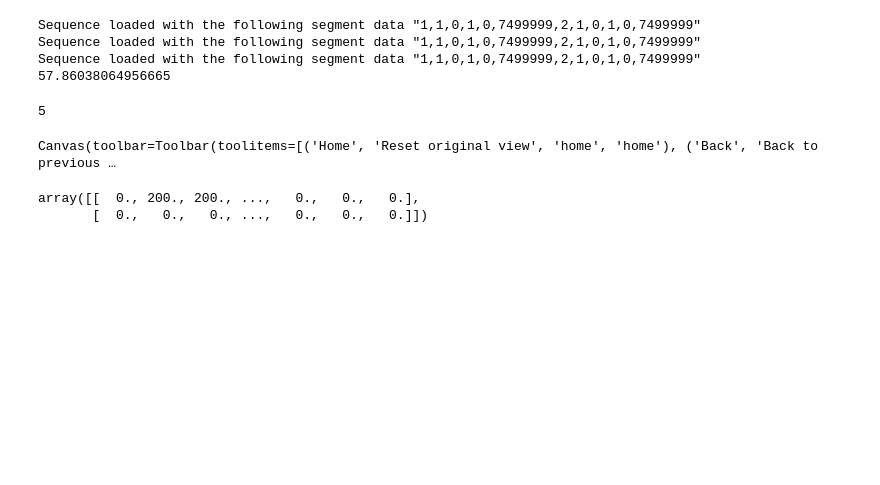
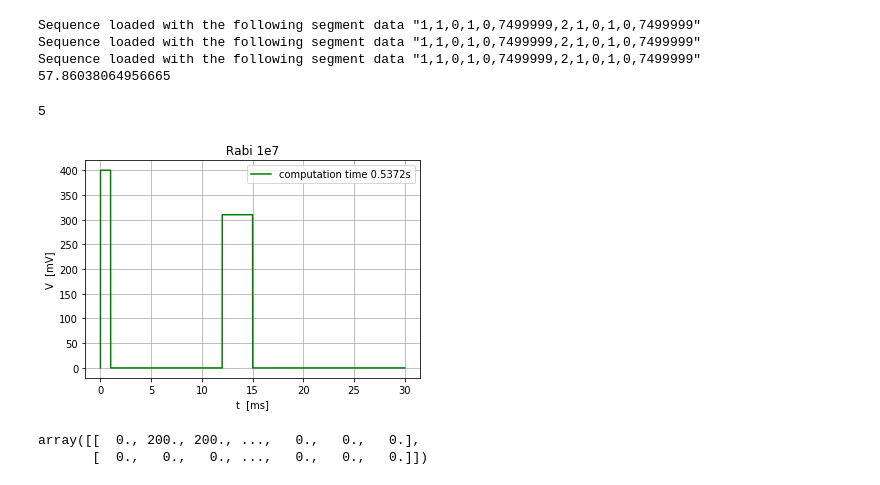
Before and after one commit to Holcan/STM, a Jupyter notebook: M8190/Sweeping faster.ipynb, the cells around one changed output. Cells and saved outputs as stored; diff of their text form; code cells hidden in the pictures; blank space fills up the shorter version.

```diff
--- a/M8190/Sweeping faster.ipynb
+++ b/M8190/Sweeping faster.ipynb
@@ -60,10 +60,12 @@ Sequence loaded with the following segment data "1,1,0,1,0,7499999,2,1,0,1,0,749
 M8190A.write('ABOR')
 # %% [output]
 5
+# %%
+Pulses_List2 =[Rabi,Probe1]
 # %%
 start=time.time()
 
-pol, timm =Sweep(Pulses_List,10,10,30,10000000)
+pol, timm =Sweep(Pulses_List2,10,10,30,10000000)
 
 end = time.time()
 
@@ -74,22 +76,22 @@ pol2, timm =Sweep(Pulses_List,10,0,30,10000000)
 # %%
 fig,ax= plt.subplots()
 
 ax.grid(True)
 
 
 ax.plot(timm,pol,'-g',label= 'computation time {tim:.4f}s'.format(tim = comptime))
-ax.plot(timm,pol1,'-b',label= 'ste5p')
-ax.plot(timm,pol2,'-y',label= 'step10')
+#ax.plot(timm,pol1,'-b',label= 'ste5p')
+#ax.plot(timm,pol2,'-y',label= 'step10')
 ax.set_ylabel('V  [mV]')
 ax.set_xlabel('t  [ms]')
 
 ax.set_title(' Rabi 1e7 ')
 
 ax.legend(loc=0)
 plt.show()
 #fig.savefig('PulseSequence_5ms_125Mhz_step2',optimize=True,bbox_inches='tight')
 # %% [output]
-Canvas(toolbar=Toolbar(toolitems=[('Home', 'Reset original view', 'home', 'home'), ('Back', 'Back to previous …
+[figure, added]
 # %%
 L=np.array([sweepslice(Pulse,10,2,15,10000000) for Pulse in Pulses_List])
 M=np.sum(L,0)
```
Also changed, not shown: 25 other files.
